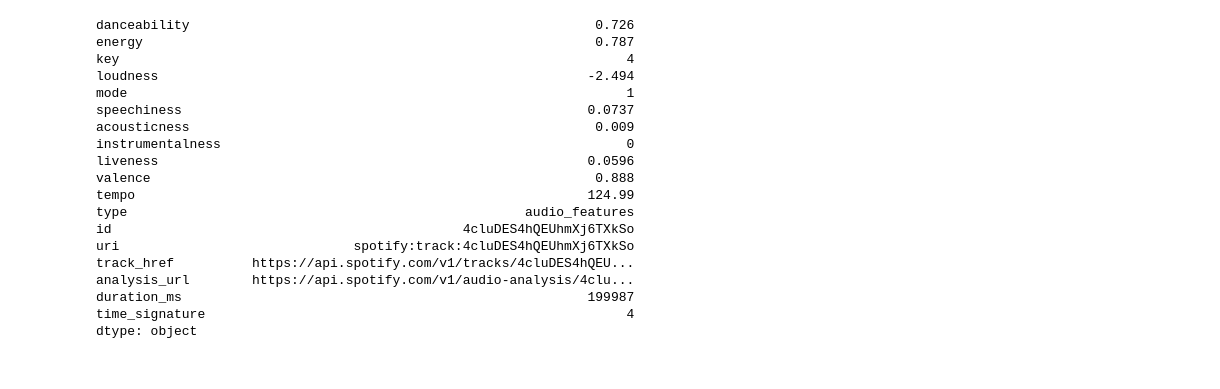
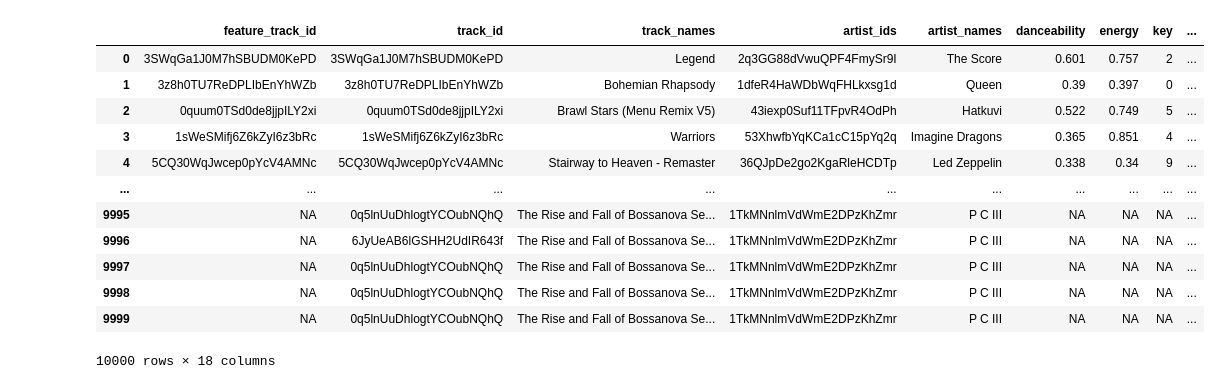
Before and after one commit to sucharita1/choose_your_music, a Jupyter notebook: spotify_extract_audio_features.ipynb, the cells around one changed output. Drawn from its saved outputs; the diff is of its cells as text; code cells hidden in the pictures.

```diff
--- a/spotify_extract_audio_features.ipynb
+++ b/spotify_extract_audio_features.ipynb
@@ -187,24 +256,0 @@ for feature in audio_features:
-# %%
-for features in audio_features:
-    feature = pd.Series(features[0])
-    feature_df =
-# %% [output]
-danceability                                                    0.726
-energy                                                          0.787
-key                                                                 4
-loudness                                                       -2.494
-mode                                                                1
-speechiness                                                    0.0737
-acousticness                                                    0.009
-instrumentalness                                                    0
-liveness                                                       0.0596
-valence                                                         0.888
-tempo                                                          124.99
-type                                                   audio_features
-id                                             4cluDES4hQEUhmXj6TXkSo
-uri                              spotify:track:4cluDES4hQEUhmXj6TXkSo
-track_href          https://api.spotify.com/v1/tracks/4cluDES4hQEU...
-analysis_url        https://api.spotify.com/v1/audio-analysis/4clu...
-duration_ms                                                    199987
-time_signature                                                      4
-dtype: object
@@ -210,0 +261,37 @@ dtype: object
+# %%
+# Create a DataFrame
+songs_full_df = pd.DataFrame({
+   'feature_track_id': feature_track_ids,
+    'track_id': track_ids,
+    'track_names': track_names,
+    'artist_ids': artist_ids,
+    'artist_names': artist_names,
+    'danceability': danceability,
+    'energy': energy,
+    'key': key,
+    'loudness': loudness,
+    'mode': mode,
+    'speechiness': speechiness,
+    'acousticness': acousticness,
+    'instrumentalness': instrumentalness,
+    'liveness': liveness,
+    'valence': valence,
+    'tempo': tempo,
+    'duration_mins': duration_mins,
+    'time_signature': time_signature})
+
+songs_full_df
+# %% [output]
+|  | feature_track_id | track_id | track_names | artist_ids | artist_names | danceability | energy | key | ... |
+| 0 | 3SWqGa1J0M7hSBUDM0KePD | 3SWqGa1J0M7hSBUDM0KePD | Legend | 2q3GG88dVwuQPF4FmySr9I | The Score | 0.601 | 0.757 | 2 | ... |
+| 1 | 3z8h0TU7ReDPLIbEnYhWZb | 3z8h0TU7ReDPLIbEnYhWZb | Bohemian Rhapsody | 1dfeR4HaWDbWqFHLkxsg1d | Queen | 0.39 | 0.397 | 0 | ... |
+| 2 | 0quum0TSd0de8jjpILY2xi | 0quum0TSd0de8jjpILY2xi | Brawl Stars (Menu Remix V5) | 43iexp0Suf11TFpvR4OdPh | Hatkuvi | 0.522 | 0.749 | 5 | ... |
+| 3 | 1sWeSMifj6Z6kZyI6z3bRc | 1sWeSMifj6Z6kZyI6z3bRc | Warriors | 53XhwfbYqKCa1cC15pYq2q | Imagine Dragons | 0.365 | 0.851 | 4 | ... |
+| 4 | 5CQ30WqJwcep0pYcV4AMNc | 5CQ30WqJwcep0pYcV4AMNc | Stairway to Heaven - Remaster | 36QJpDe2go2KgaRleHCDTp | Led Zeppelin | 0.338 | 0.34 | 9 | ... |
+| ... | ... | ... | ... | ... | ... | ... | ... | ... | ... |
+| 9995 | NA | 0q5lnUuDhlogtYCOubNQhQ | The Rise and Fall of Bossanova Se... | 1TkMNnlmVdWmE2DPzKhZmr | P C III | NA | NA | NA | ... |
+| 9996 | NA | 6JyUeAB6lGSHH2UdIR643f | The Rise and Fall of Bossanova Se... | 1TkMNnlmVdWmE2DPzKhZmr | P C III | NA | NA | NA | ... |
+| 9997 | NA | 0q5lnUuDhlogtYCOubNQhQ | The Rise and Fall of Bossanova Se... | 1TkMNnlmVdWmE2DPzKhZmr | P C III | NA | NA | NA | ... |
+| 9998 | NA | 0q5lnUuDhlogtYCOubNQhQ | The Rise and Fall of Bossanova Se... | 1TkMNnlmVdWmE2DPzKhZmr | P C III | NA | NA | NA | ... |
+| 9999 | NA | 0q5lnUuDhlogtYCOubNQhQ | The Rise and Fall of Bossanova Se... | 1TkMNnlmVdWmE2DPzKhZmr | P C III | NA | NA | NA | ... |
+10000 rows × 18 columns
```
Also changed, not shown: parts of 25 cells of this notebook.
